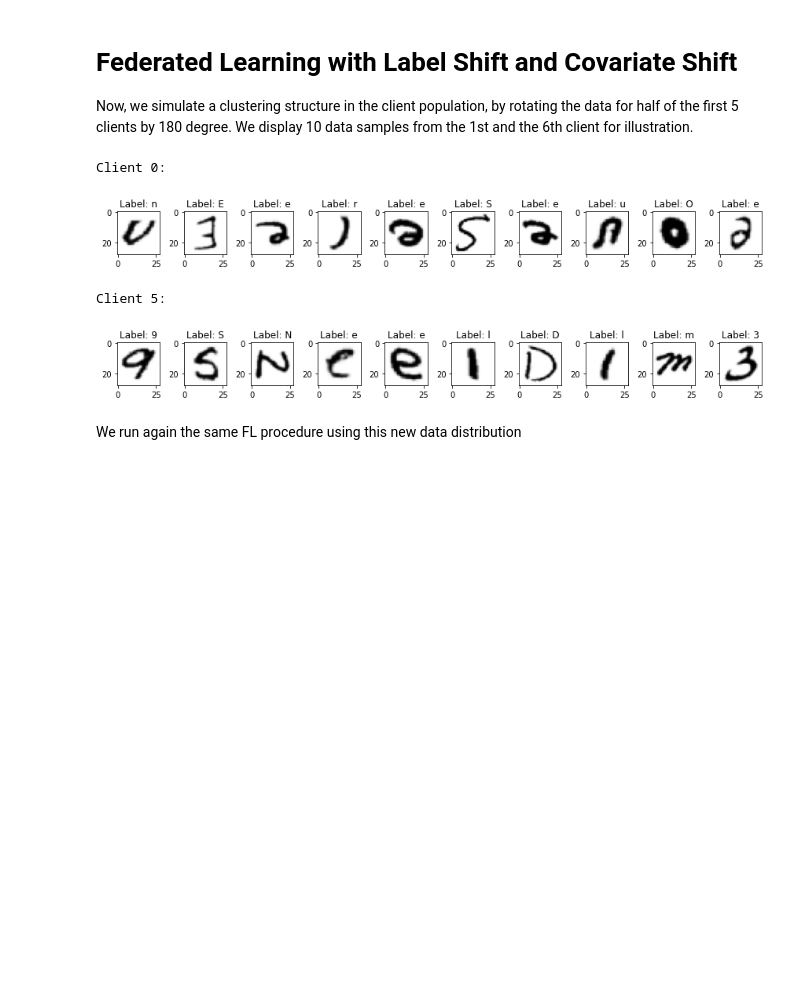
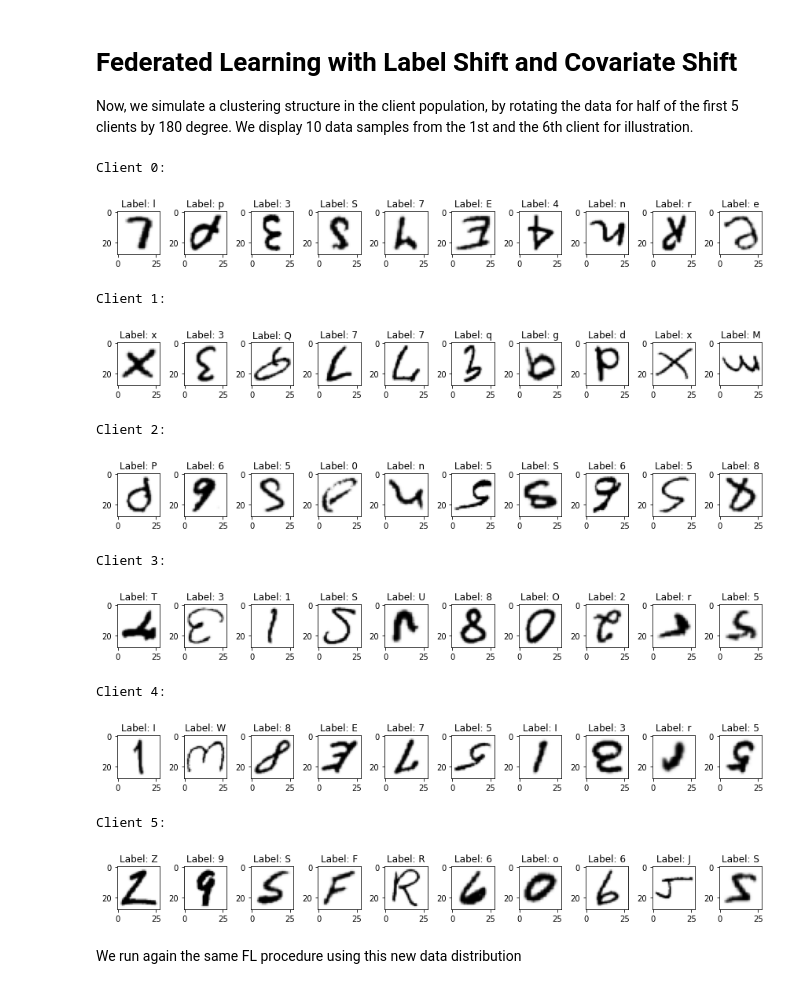
Before and after one commit to mspronesti/eurecom-malcom, a Jupyter notebook: lab3/MALCOM2022_Lab3_FedLearning.ipynb, the cells around one changed output. Cells and saved outputs as stored; diff of their text form; code cells hidden in the pictures; blank space fills up the shorter version.

```diff
--- a/lab3/MALCOM2022_Lab3_FedLearning.ipynb
+++ b/lab3/MALCOM2022_Lab3_FedLearning.ipynb
@@ -272,7 +270,7 @@ clients = [Client(ConvNet, lambda x : torch.optim.SGD(x, lr=0.1, momentum=0.9),
            for i, dat in enumerate(client_data)]
 server = Server(ConvNet, test_data)
 # %%
-for client in [clients[0], clients[5]]:
+for client in clients:
     x, y = iter(client.train_loader).next()
 
     print("Client {}:".format(client.id))
@@ -380,21 +387,29 @@ clients = [Client(ConvNet, lambda x : torch.optim.SGD(x, lr=0.1, momentum=0.9),
            for i, dat in enumerate(client_data)]
 server = Server(ConvNet, test_data)
 # %%
-for client in [clients[0], clients[5]]:
+for client in clients[:6]:
     x, y = iter(client.train_loader).next()
 
     print("Client {}:".format(client.id))
     plt.figure(figsize=(15,1))
     for i in range(10):
         plt.subplot(1,10,i+1)
         plt.imshow(x[i,0].numpy().T, cmap="Greys")
         plt.title("Label: {}".format(mapp[y[i].item()]))
     plt.show()
 # %% [output]
 Client 0:
-[figure, old version]
+[figure, new version]
-Client 5:
+Client 1:
-[figure, old version]
+[figure, new version]
+Client 2:
+[figure, added]
+Client 3:
+[figure, added]
+Client 4:
+[figure, added]
+Client 5:
+[figure, added]
 # %% [markdown]
 We run again the same FL procedure using this new data distribution
 # %%
```
Also changed, not shown: parts of 11 cells of this notebook.
